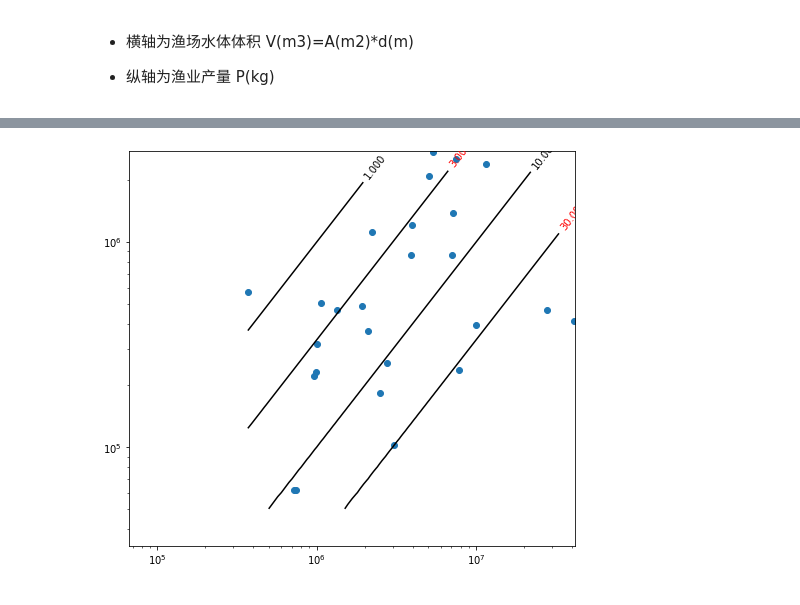
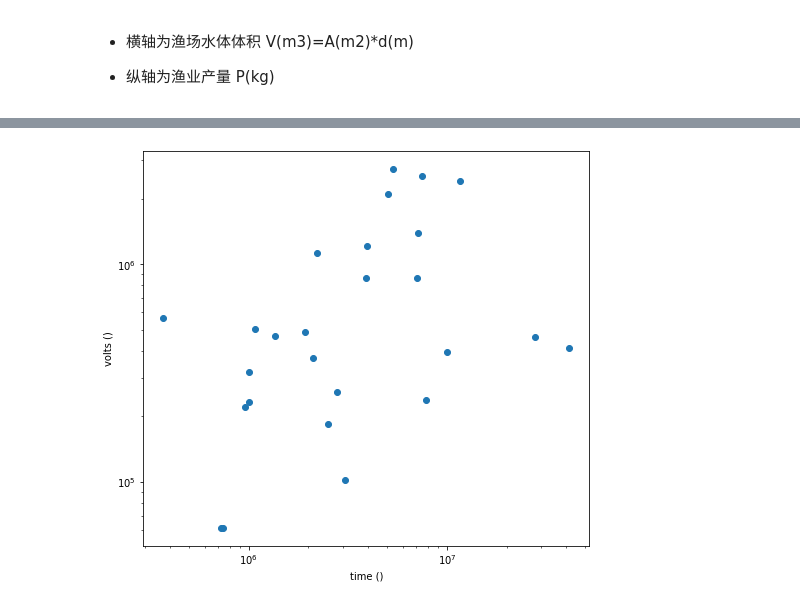
Before and after one commit to milegemiao/EAWOMEN2-2019, a Jupyter notebook: figs/index_map.ipynb, the cells around one changed output, grey strips where cells are left out. Drawn from its saved outputs; the diff is of its cells as text; code cells hidden in the pictures.

```diff
--- a/figs/index_map.ipynb
+++ b/figs/index_map.ipynb
@@ -8,10 +8,10 @@ import numpy as np
 # %%
 #x = np.arange(370000, 42000000, 100000)
 #y = np.arange(50000, 2800000, 10000)
-x = np.arange(370000, 42000000, 100000)
-y = np.arange(50000, 2800000, 10000)
+x = np.arange(370000, 41400000, 100000)
+y = np.arange(61500, 2742900, 10000)
 xx, yy = np.meshgrid(x, y, sparse=True)
-z = xx / yy
+z = yy / xx
 h = plt.contourf(x, y, z)
 plt.show()
 # %% [output]
@@ -33,7 +33,7 @@ xxx = [7820000,1911000,41400000,28000000,2100000,1350000,370000,960000,3900000,3
 # %%
 yyy = [236775,489150,413280,464940,369000,467400,568200,221400,861000,102336,61500,61500,504300,1205400,233700,258300,2742900,2533800,2398500,319800,861000,1389900,393600,2091000,1119300,184500]
 # %%
-h = plt.contourf(x, y, z)
+#h = plt.contourf(x, y, z)
 hh = plt.scatter(xxx,yyy)
 plt.show()
 # %% [output]
@@ -41,19 +41,19 @@ plt.show()
 # %%
 fig = plt.figure(figsize=(8,16))
 ax = fig.add_subplot(2,1,1)
 
 #h= ax.contourf(x, y, z, [10,20],colors='k')
-h= ax.contour(x, y, z, [1,3,10,30], colors='k')
+#h= ax.contour(x, y, z, [1,3,10,30], colors='k')
 hh = plt.scatter(xxx,yyy)
 
 ax.set_yscale('log')
 ax.set_xscale('log')
 
 plt.clabel(h,fontsize=10,colors=('k','r'))
 
-#plt.xticks(())
-#plt.yticks(())
+ax.set_xlabel('time ()')
+ax.set_ylabel('volts ()')
 
 plt.show()
 # %% [output]
-[figure, old version]
+[figure, new version]
```
Also changed, not shown: parts of 5 cells of this notebook, 3 other files.
